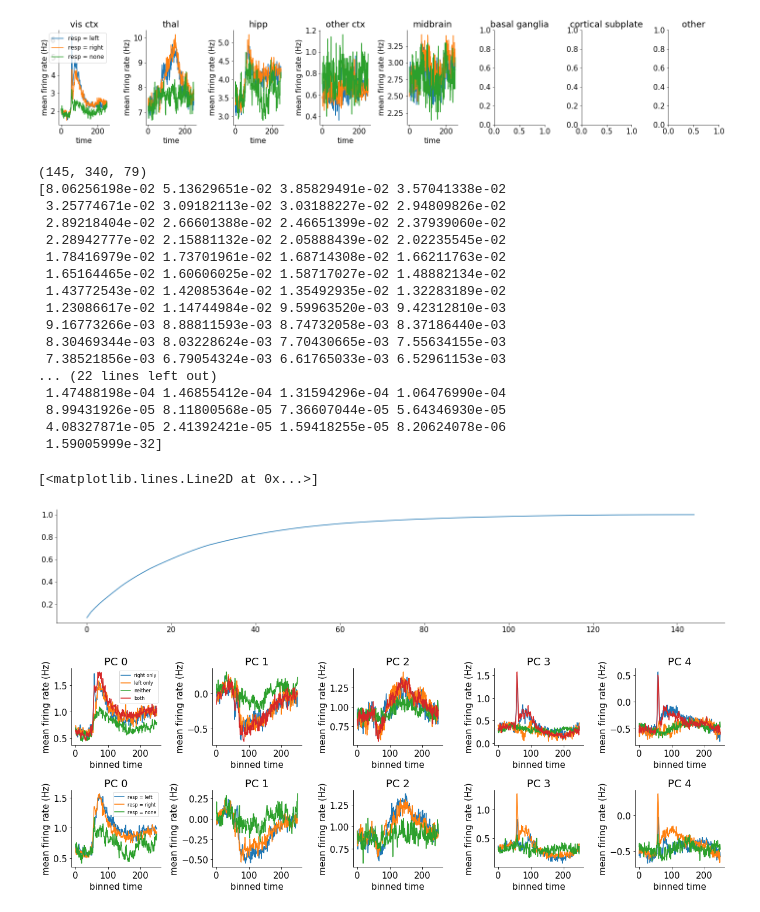
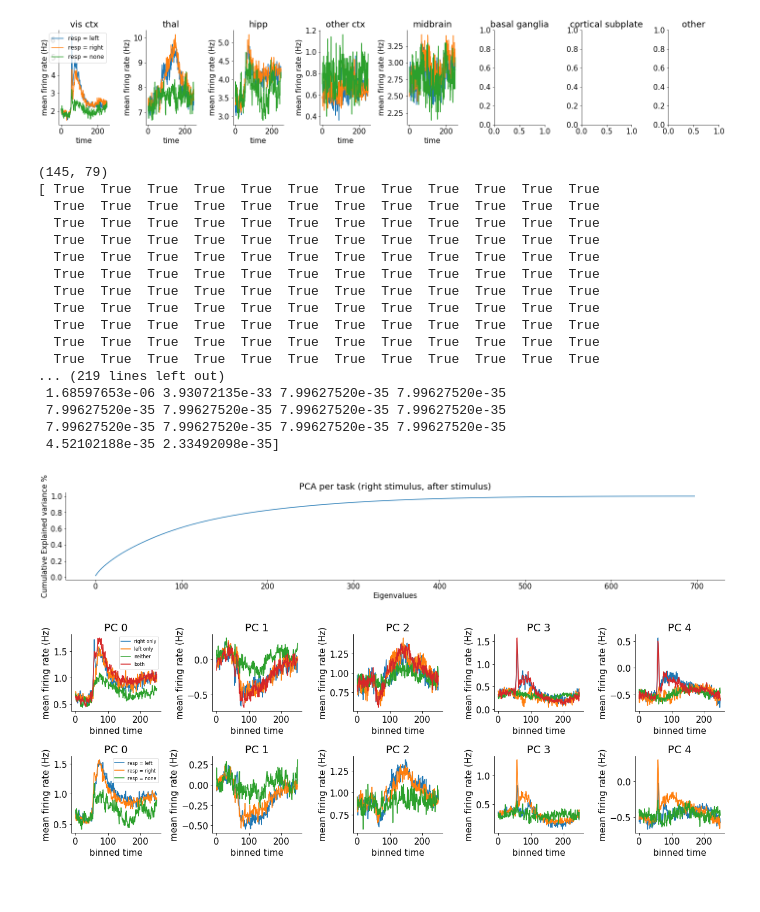
Before and after one commit to EmiliosIsaias/RattusDeus, a Jupyter notebook: Project_Notebook.ipynb, the cells around one changed output. Saved outputs shown, nothing was run; the diff lists cells and outputs as text; code cells hidden in the pictures.

```diff
--- a/Project_Notebook.ipynb
+++ b/Project_Notebook.ipynb
@@ -248,39 +265,51 @@ for j in range(len(brain_groups)+1):
 # %%
 #@title top PC directions from stimulus + response period, with projections of the entire duration
 from sklearn.decomposition import PCA
 
-print(dat['spks'][barea==0][:,:,51:130].shape)
-droll = np.reshape(dat['spks'][barea==0][:,:,51:130], (sum(barea==0),-1)) # first 80 bins = 1.6 sec
-# droll = np.reshape(dat['spks'][:,:,51:130], (NN,-1)) # first 80 bins = 1.6 sec
+print(dat['spks'][barea==0][:,1,51:130].shape)
+# droll = np.reshape(dat['spks'][barea==0][:,:,51:130], (sum(barea==0),-1)) # area
+NN = len(dat['brain_area']) # number of neurons
+considered =  np.ones(dat['spks'].shape[0]) # ALL
+# considered = barea==0 # per area
+# considered = (dat['brain_area']=="DG") & (dat['brain_area']=="SUB")
+#consideredTask = np.logical_and(vis_left==0, vis_right>0)
+considered = np.array(considered, dtype=bool)
+print(considered)
+NN= sum(considered)
+droll = np.reshape(dat['spks'][considered][:,np.logical_and(vis_left==0, vis_right>0),51:130], (NN,-1)) # all, first 80 bins = 1.6 sec
 droll = droll - np.mean(droll, axis=1)[:, np.newaxis]
-# model = PCA(n_components = 5).fit(droll.T)
 model = PCA().fit(droll.T)
 W = model.components_
-#pc_10ms = W @ np.reshape(dat['spks'], (NN,-1))
-pc_10ms = W @ np.reshape(dat['spks'][barea==0], (sum(barea==0),-1))
+#pc_10ms = W @ np.reshape(dat['spks'][considered][:,np.logical_and(vis_left==0, vis_right>0)], (NN,-1))
+pc_10ms = W @ np.reshape(dat['spks'][considered], (NN,-1))
 pc_10ms = np.reshape(pc_10ms, (5, -1, NT))
-print(model.explained_variance_ratio_)
+#print(model.explained_variance_ratio_)
 plt.plot(np.cumsum(model.explained_variance_ratio_))
+plt.xlabel("Eigenvalues")
+plt.ylabel("Cumulative Explained variance %")
+plt.title("PCA per task (right stimulus, after stimulus)")
+
+#plt.xlim([0 np.cumsum(model.explained_variance_ratio_)])
+plt.savefig("test.png")
 # %% [output]
-(145, 340, 79)
-[8.06256198e-02 5.13629651e-02 3.85829491e-02 3.57041338e-02
- 3.25774671e-02 3.09182113e-02 3.03188227e-02 2.94809826e-02
- 2.89218404e-02 2.66601388e-02 2.46651399e-02 2.37939060e-02
- 2.28942777e-02 2.15881132e-02 2.05888439e-02 2.02235545e-02
- 1.78416979e-02 1.73701961e-02 1.68714308e-02 1.66211763e-02
- 1.65164465e-02 1.60606025e-02 1.58717027e-02 1.48882134e-02
- 1.43772543e-02 1.42085364e-02 1.35492935e-02 1.32283189e-02
- 1.23086617e-02 1.14744984e-02 9.59963520e-03 9.42312810e-03
- 9.16773266e-03 8.88811593e-03 8.74732058e-03 8.37186440e-03
- 8.30469344e-03 8.03228624e-03 7.70430665e-03 7.55634155e-03
- 7.38521856e-03 6.79054324e-03 6.61765033e-03 6.52961153e-03
-... (22 lines left out)
- 1.47488198e-04 1.46855412e-04 1.31594296e-04 1.06476990e-04
- 8.99431926e-05 8.11800568e-05 7.36607044e-05 5.64346930e-05
- 4.08327871e-05 2.41392421e-05 1.59418255e-05 8.20624078e-06
- 1.59005999e-32]
+(145, 79)
+[ True  True  True  True  True  True  True  True  True  True  True  True
+  True  True  True  True  True  True  True  True  True  True  True  True
+  True  True  True  True  True  True  True  True  True  True  True  True
+  True  True  True  True  True  True  True  True  True  True  True  True
+  True  True  True  True  True  True  True  True  True  True  True  True
+  True  True  True  True  True  True  True  True  True  True  True  True
+  True  True  True  True  True  True  True  True  True  True  True  True
+  True  True  True  True  True  True  True  True  True  True  True  True
+  True  True  True  True  True  True  True  True  True  True  True  True
+  True  True  True  True  True  True  True  True  True  True  True  True
+  True  True  True  True  True  True  True  True  True  True  True  True
+... (219 lines left out)
+ 1.68597653e-06 3.93072135e-33 7.99627520e-35 7.99627520e-35
+ 7.99627520e-35 7.99627520e-35 7.99627520e-35 7.99627520e-35
+ 7.99627520e-35 7.99627520e-35 7.99627520e-35 7.99627520e-35
+ 4.52102188e-35 2.33492098e-35]
-[<matplotlib.lines.Line2D at 0x...>]
-[figure, old version]
+[figure, new version]
 # %%
 #@title The top PCs capture most variance across the brain. What do they care about?
 plt.figure(figsize= (20, 6))
```
Also changed, not shown: parts of 1 cell of this notebook.
